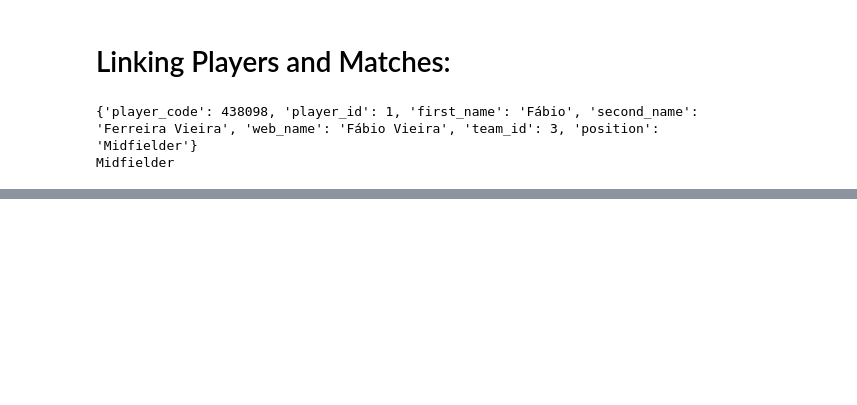
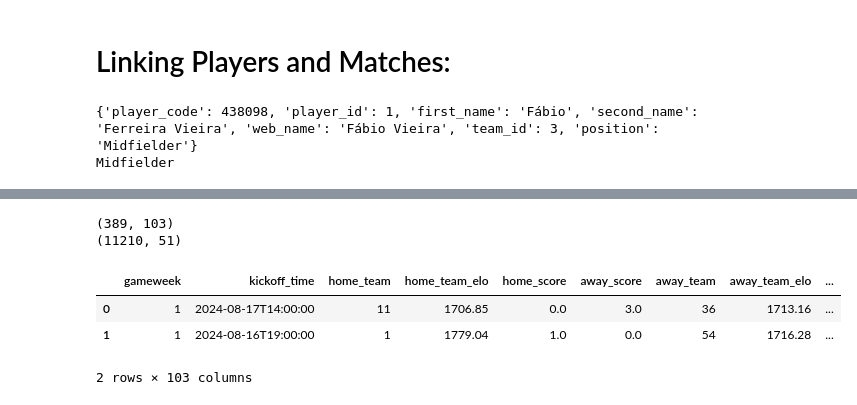
Before and after one commit to williamdee1/FPL-Elo-Insights, a Jupyter notebook: exploration.ipynb, the cells around one changed output, grey strips where cells are left out. Saved outputs shown, nothing was run; the diff lists cells and outputs as text; code cells hidden in the pictures; blank space fills up the shorter version.

```diff
--- a/exploration.ipynb
+++ b/exploration.ipynb
@@ -136,0 +188,15 @@ Midfielder
+# %%
+all_matches, all_players = load_all_gameweek_data(base_path="data/2024-2025")
+
+print(all_matches.shape)
+print(all_players.shape)
+# %% [output]
+(389, 103)
+(11210, 51)
+# %%
+all_matches.head(2)
+# %% [output]
+|  | gameweek | kickoff_time | home_team | home_team_elo | home_score | away_score | away_team | away_team_elo | ... |
+| 0 | 1 | 2024-08-17T14:00:00 | 11 | 1706.85 | 0.0 | 3.0 | 36 | 1713.16 | ... |
+| 1 | 1 | 2024-08-16T19:00:00 | 1 | 1779.04 | 1.0 | 0.0 | 54 | 1716.28 | ... |
+2 rows × 103 columns
```
Also changed, not shown: parts of 9 cells of this notebook, 6 other files.
